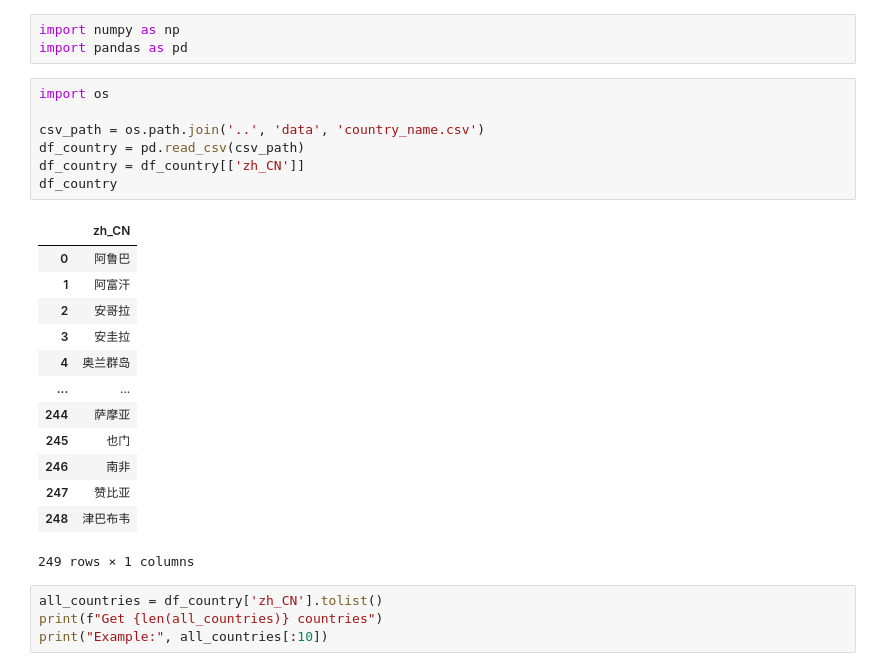
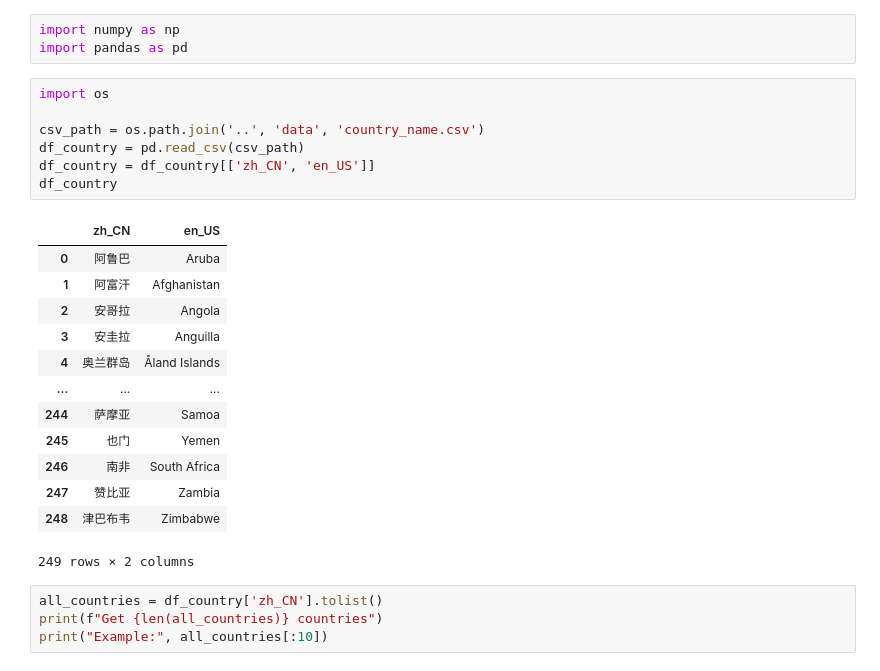
Before and after one commit to sclyde-ai/Natural_Language_Analysis, a Jupyter notebook: dongze_mao/test_dongze.ipynb, the cells around one changed output. Drawn from its saved outputs; the diff is of its cells as text.

```diff
--- a/dongze_mao/test_dongze.ipynb
+++ b/dongze_mao/test_dongze.ipynb
@@ -4,24 +4,24 @@ import pandas as pd
 # %%
 import os
 
 csv_path = os.path.join('..', 'data', 'country_name.csv')
 df_country = pd.read_csv(csv_path)
-df_country = df_country[['zh_CN']]
+df_country = df_country[['zh_CN', 'en_US']]
 df_country
 # %% [output]
-|  | zh_CN |
-| 0 | 阿鲁巴 |
-| 1 | 阿富汗 |
-| 2 | 安哥拉 |
-| 3 | 安圭拉 |
-| 4 | 奥兰群岛 |
-| ... | ... |
-| 244 | 萨摩亚 |
-| 245 | 也门 |
-| 246 | 南非 |
-| 247 | 赞比亚 |
-| 248 | 津巴布韦 |
+|  | zh_CN | en_US |
+| 0 | 阿鲁巴 | Aruba |
+| 1 | 阿富汗 | Afghanistan |
+| 2 | 安哥拉 | Angola |
+| 3 | 安圭拉 | Anguilla |
+| 4 | 奥兰群岛 | Åland Islands |
+| ... | ... | ... |
+| 244 | 萨摩亚 | Samoa |
+| 245 | 也门 | Yemen |
+| 246 | 南非 | South Africa |
+| 247 | 赞比亚 | Zambia |
+| 248 | 津巴布韦 | Zimbabwe |
-249 rows × 1 columns
+249 rows × 2 columns
 # %%
 all_countries = df_country['zh_CN'].tolist()
 print(f"Get {len(all_countries)} countries")
```
Also changed, not shown: parts of 3 cells of this notebook.
